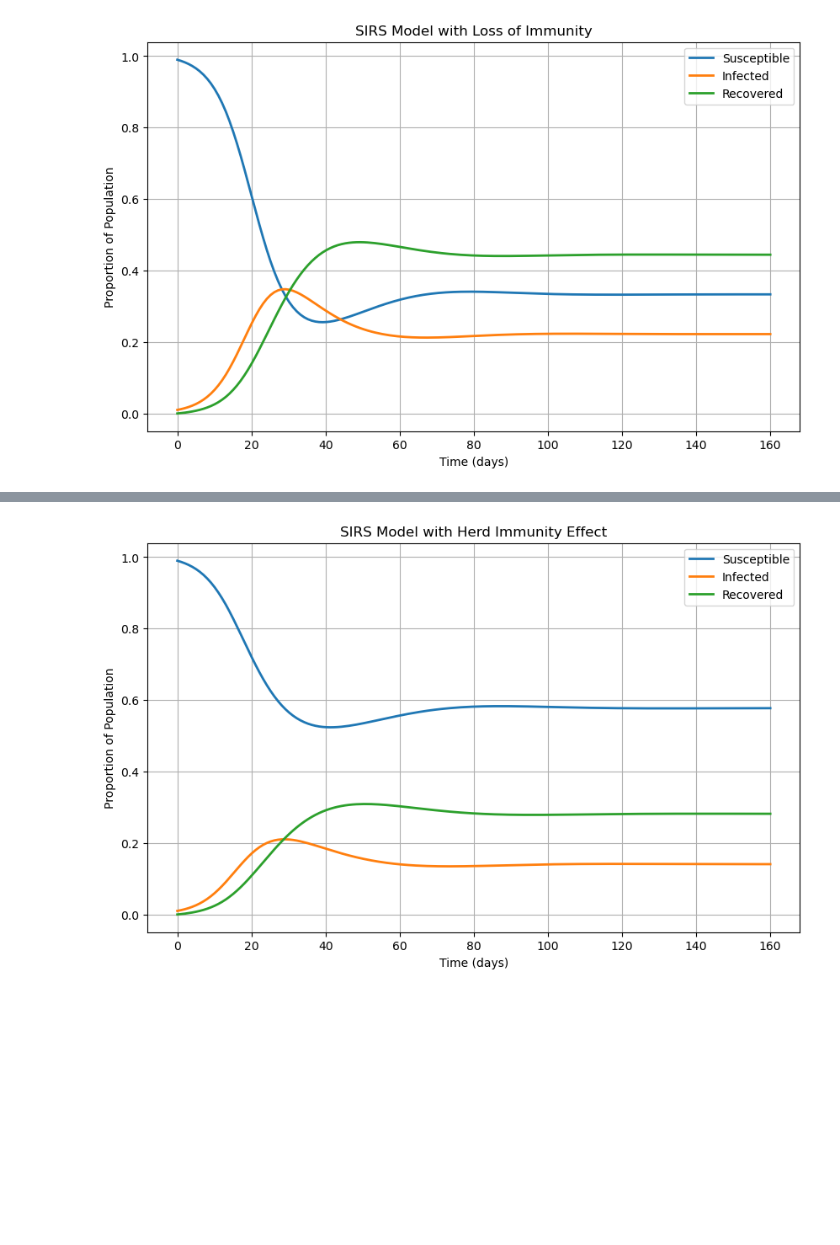
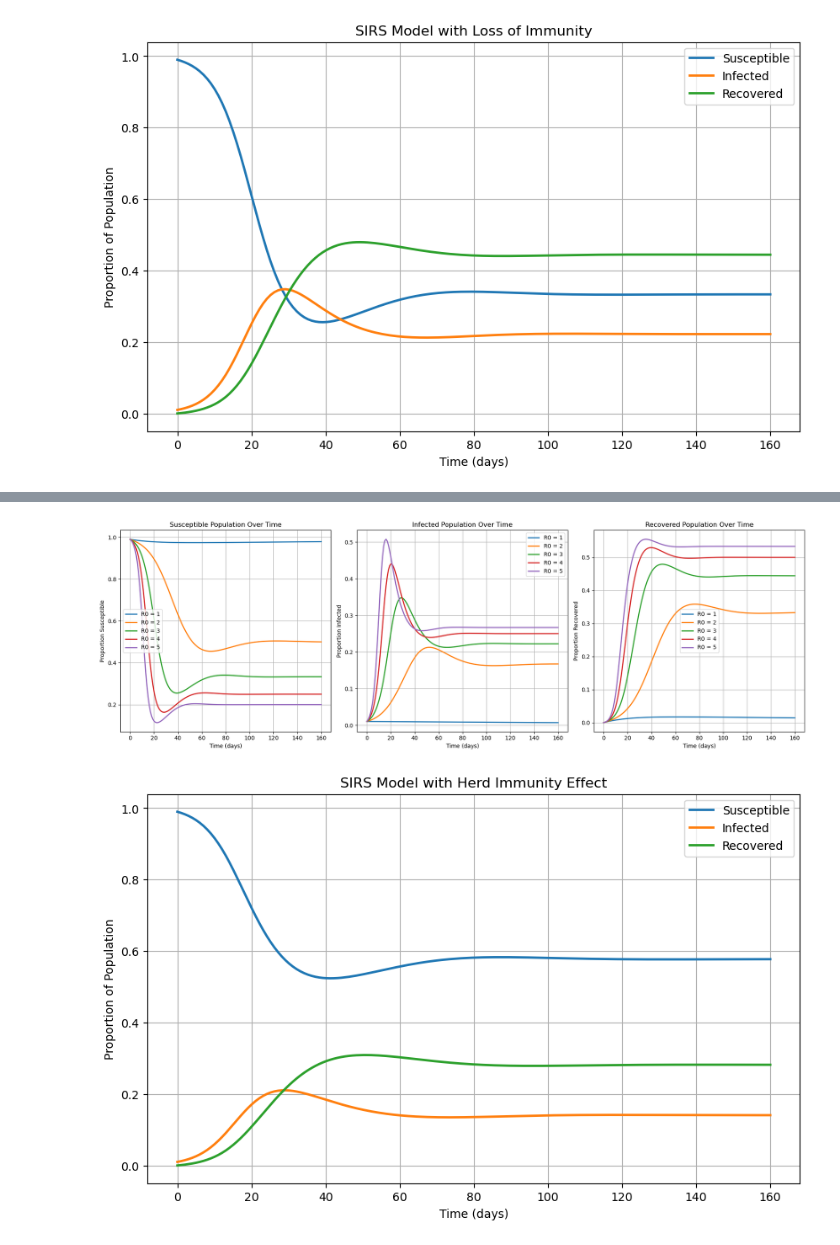
Before and after one commit to Morgo007/Coronavirus-Modelling, a Jupyter notebook: Covid Modelling.ipynb, the cells around one changed output, grey strips where cells are left out. Cells and saved outputs as stored; diff of their text form; code cells hidden in the pictures; blank space fills up the shorter version.

```diff
--- a/Covid Modelling.ipynb
+++ b/Covid Modelling.ipynb
@@ -102,3 +238,83 @@ plt.show()
+# %%
+import numpy as np
+import matplotlib.pyplot as plt
+from scipy.integrate import odeint
+
+# Parameters
+gamma = 0.1    # Recovery rate
+delta = 0.05   # Rate of loss of immunity
+R0_values = [1, 2, 3, 4, 5]  # Different R0 values to test
+
+# Convert R0 values to corresponding beta values
+beta_values = [R0 * gamma for R0 in R0_values]
+
+# Initial conditions
+S0 = 0.99      # Initial fraction of susceptible population
+I0 = 0.01      # Initial fraction of infected population
+R0_init = 0.0  # Initial fraction of recovered population
+initial_conditions = [S0, I0, R0_init]
+
+# Time points (days)
+t = np.linspace(0, 160, 160)
+
+# Store results for each R0 value
+S_results = []
+I_results = []
+R_results = []
+
+# SIRS model differential equations
+def sirs_model(y, t, beta, gamma, delta):
+    S, I, R = y
+    dS_dt = -beta * S * I + delta * R  # Susceptibles increase as immunity wanes
+    dI_dt = beta * S * I - gamma * I   # Infected individuals
+    dR_dt = gamma * I - delta * R      # Recovered individuals lose immunity over time
+    return [dS_dt, dI_dt, dR_dt]
+
+# Solve the model for each beta (calculated from R0) and store results
+for beta in beta_values:
+    solution = odeint(sirs_model, initial_conditions, t, args=(beta, gamma, delta))
+    S, I, R = solution.T
+    S_results.append(S)
+    I_results.append(I)
+    R_results.append(R)
+
+# Plotting all susceptibles, infecteds, and recovereds on separate graphs
+plt.figure(figsize=(18, 6))
+
+# Susceptible plot
+plt.subplot(1, 3, 1)
+for i, R0 in enumerate(R0_values):
+    plt.plot(t, S_results[i], label=f'R0 = {R0}', linewidth=2)
+plt.xlabel('Time (days)')
+plt.ylabel('Proportion Susceptible')
+plt.title('Susceptible Population Over Time')
+plt.legend()
+plt.grid(True)
+
+# Infected plot
+plt.subplot(1, 3, 2)
+for i, R0 in enumerate(R0_values):
+    plt.plot(t, I_results[i], label=f'R0 = {R0}', linewidth=2)
+plt.xlabel('Time (days)')
+plt.ylabel('Proportion Infected')
+plt.title('Infected Population Over Time')
+plt.legend()
+plt.grid(True)
+
+# Recovered plot
+plt.subplot(1, 3, 3)
+for i, R0 in enumerate(R0_values):
+    plt.plot(t, R_results[i], label=f'R0 = {R0}', linewidth=2)
+plt.xlabel('Time (days)')
+plt.ylabel('Proportion Recovered')
+plt.title('Recovered Population Over Time')
+plt.legend()
+plt.grid(True)
+
+plt.tight_layout()
+plt.show()
+# %% [output]
+[figure, added]
 # %%
 import numpy as np
 import matplotlib.pyplot as plt
```
Also changed, not shown: parts of 4 cells of this notebook.
